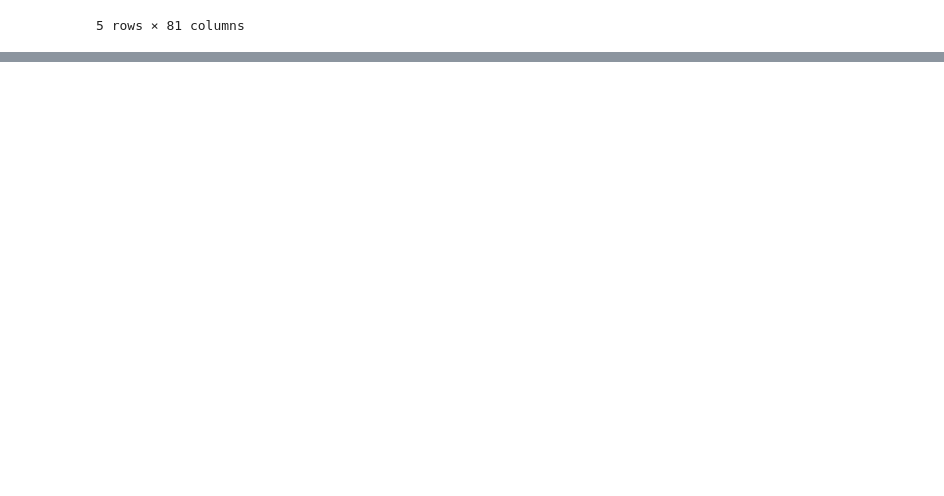
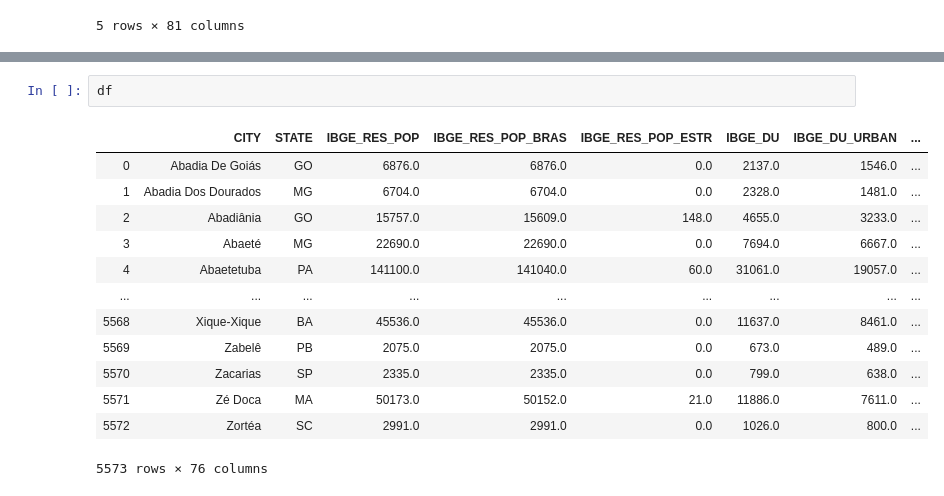
Before and after one commit to giovannabadaro/machine-learning-brazilian-cities, a Jupyter notebook: simple-exploration.ipynb, the cells around one changed output, grey strips where cells are left out. Drawn from its saved outputs; the diff is of its cells as text; blank space fills up the shorter version.

```diff
--- a/simple-exploration.ipynb
+++ b/simple-exploration.ipynb
@@ -14,0 +22,16 @@ data.head()
+# %%
+df
+# %% [output]
+|  | CITY | STATE | IBGE_RES_POP | IBGE_RES_POP_BRAS | IBGE_RES_POP_ESTR | IBGE_DU | IBGE_DU_URBAN | ... |
+| 0 | Abadia De Goiás | GO | 6876.0 | 6876.0 | 0.0 | 2137.0 | 1546.0 | ... |
+| 1 | Abadia Dos Dourados | MG | 6704.0 | 6704.0 | 0.0 | 2328.0 | 1481.0 | ... |
+| 2 | Abadiânia | GO | 15757.0 | 15609.0 | 148.0 | 4655.0 | 3233.0 | ... |
+| 3 | Abaeté | MG | 22690.0 | 22690.0 | 0.0 | 7694.0 | 6667.0 | ... |
+| 4 | Abaetetuba | PA | 141100.0 | 141040.0 | 60.0 | 31061.0 | 19057.0 | ... |
+| ... | ... | ... | ... | ... | ... | ... | ... | ... |
+| 5568 | Xique-Xique | BA | 45536.0 | 45536.0 | 0.0 | 11637.0 | 8461.0 | ... |
+| 5569 | Zabelê | PB | 2075.0 | 2075.0 | 0.0 | 673.0 | 489.0 | ... |
+| 5570 | Zacarias | SP | 2335.0 | 2335.0 | 0.0 | 799.0 | 638.0 | ... |
+| 5571 | Zé Doca | MA | 50173.0 | 50152.0 | 21.0 | 11886.0 | 7611.0 | ... |
+| 5572 | Zortéa | SC | 2991.0 | 2991.0 | 0.0 | 1026.0 | 800.0 | ... |
+5573 rows × 76 columns
```
Also changed, not shown: parts of 7 cells of this notebook.
